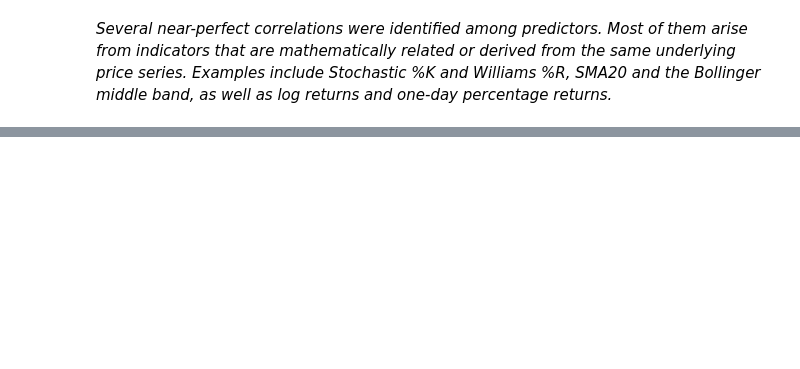
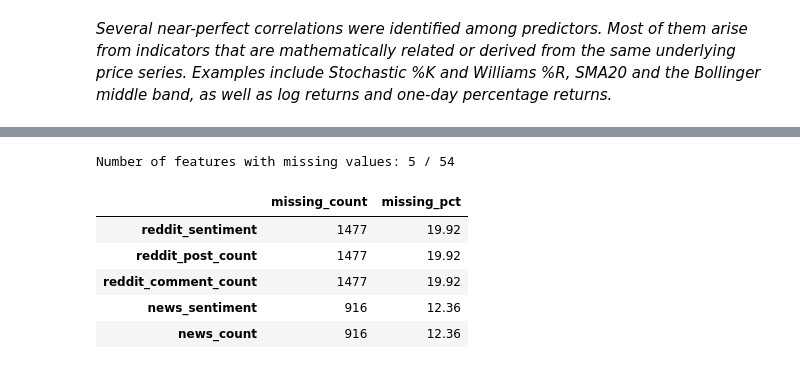
Before and after one commit to gaga1307/nlp_stock_market, a Jupyter notebook: 07_initial_feature_preprocessing.ipynb, the cells around one changed output, grey strips where cells are left out. Drawn from its saved outputs; the diff is of its cells as text; code cells hidden in the pictures; blank space fills up the shorter version.

```diff
--- a/07_initial_feature_preprocessing.ipynb
+++ b/07_initial_feature_preprocessing.ipynb
@@ -162,0 +175,25 @@ high_corr[high_corr["correlation"]>0.90]
+# %%
+missing_summary = (
+    df[feature_cols]
+    .isna()
+    .sum()
+    .to_frame('missing_count')
+)
+missing_summary['missing_pct'] = (
+    100 * missing_summary['missing_count'] / len(df)
+).round(2)
+missing_summary = (
+    missing_summary[missing_summary['missing_count'] > 0]
+    .sort_values('missing_pct', ascending=False)
+)
+
+print(f'Number of features with missing values: {len(missing_summary)} / {len(feature_cols)}')
+missing_summary
+# %% [output]
+Number of features with missing values: 5 / 54
+|  | missing_count | missing_pct |
+| reddit_sentiment | 1477 | 19.92 |
+| reddit_post_count | 1477 | 19.92 |
+| reddit_comment_count | 1477 | 19.92 |
+| news_sentiment | 916 | 12.36 |
+| news_count | 916 | 12.36 |
```
Also changed, not shown: parts of 12 cells of this notebook, 1 other file.
